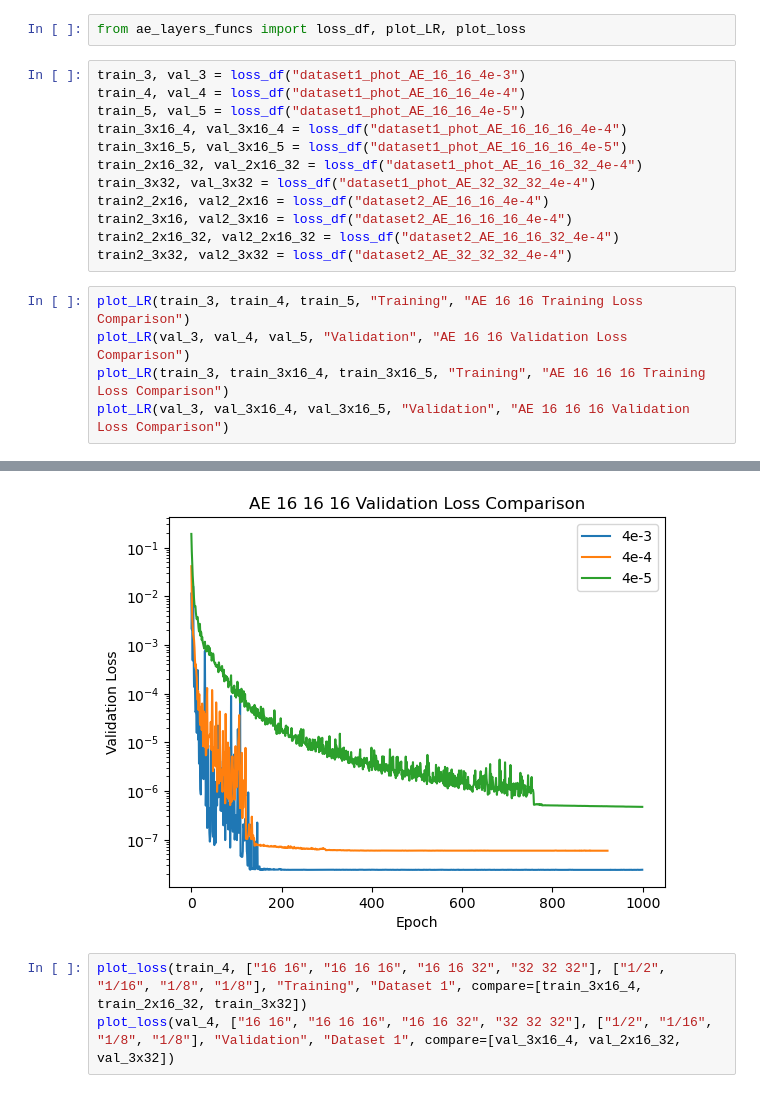
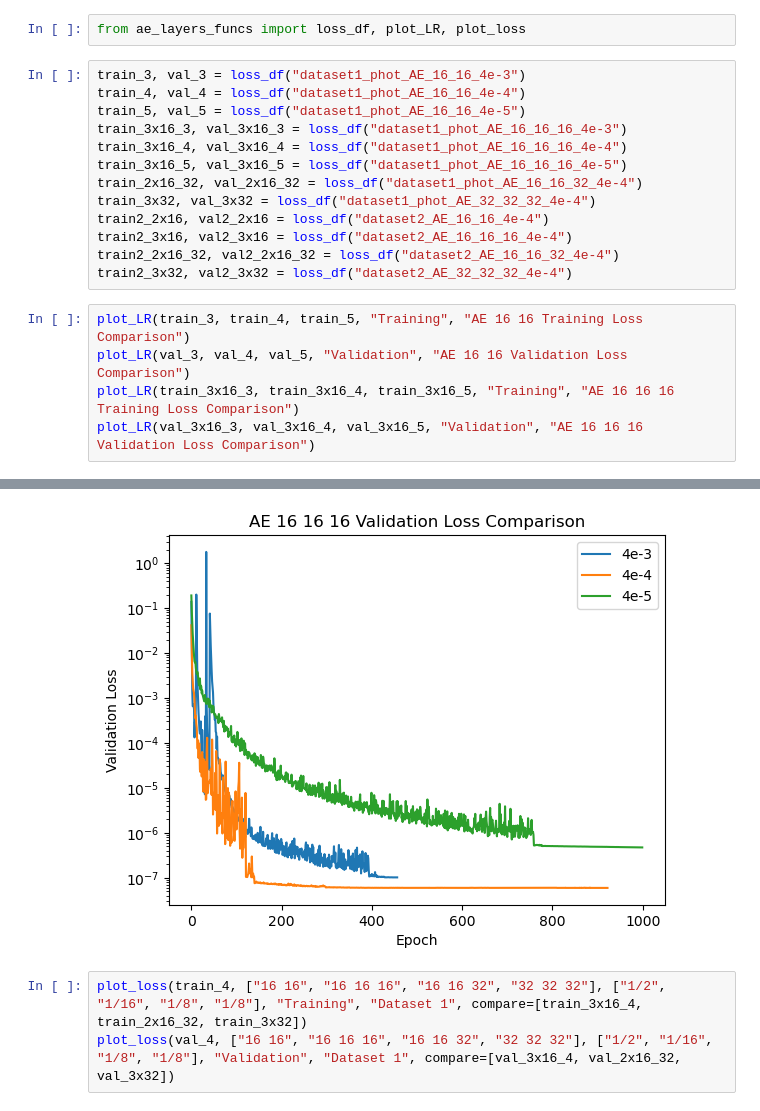
Before and after one commit to dsi-clinic/2023-Autumn-Clinic-Fermi-CaloDiffusionPaper, a Jupyter notebook: scripts/autoencoder/ae_hyper_explore/ae_layers.ipynb, the cells around one changed output, grey strips where cells are left out. Saved outputs shown, nothing was run; the diff lists cells and outputs as text.

Commit message:
Add more detail to docstring and update graphs

```diff
--- a/scripts/autoencoder/ae_hyper_explore/ae_layers.ipynb
+++ b/scripts/autoencoder/ae_hyper_explore/ae_layers.ipynb
@@ -4,6 +4,7 @@ from ae_layers_funcs import loss_df, plot_LR, plot_loss
 train_3, val_3 = loss_df("dataset1_phot_AE_16_16_4e-3")
 train_4, val_4 = loss_df("dataset1_phot_AE_16_16_4e-4")
 train_5, val_5 = loss_df("dataset1_phot_AE_16_16_4e-5")
+train_3x16_3, val_3x16_3 = loss_df("dataset1_phot_AE_16_16_16_4e-3")
 train_3x16_4, val_3x16_4 = loss_df("dataset1_phot_AE_16_16_16_4e-4")
 train_3x16_5, val_3x16_5 = loss_df("dataset1_phot_AE_16_16_16_4e-5")
 train_2x16_32, val_2x16_32 = loss_df("dataset1_phot_AE_16_16_32_4e-4")
@@ -15,8 +16,8 @@ train2_3x32, val2_3x32 = loss_df("dataset2_AE_32_32_32_4e-4")
 # %%
 plot_LR(train_3, train_4, train_5, "Training", "AE 16 16 Training Loss Comparison")
 plot_LR(val_3, val_4, val_5, "Validation", "AE 16 16 Validation Loss Comparison")
-plot_LR(train_3, train_3x16_4, train_3x16_5, "Training", "AE 16 16 16 Training Loss Comparison")
-plot_LR(val_3, val_3x16_4, val_3x16_5, "Validation", "AE 16 16 16 Validation Loss Comparison")
+plot_LR(train_3x16_3, train_3x16_4, train_3x16_5, "Training", "AE 16 16 16 Training Loss Comparison")
+plot_LR(val_3x16_3, val_3x16_4, val_3x16_5, "Validation", "AE 16 16 16 Validation Loss Comparison")
 # %% [output]
 [figure]
 [figure]
@@ -24,4 +25,4 @@ plot_LR(val_3, val_3x16_4, val_3x16_5, "Validation", "AE 16 16 16 Validation Los
-[figure, old version]
+[figure, new version]
 # %%
 plot_loss(train_4, ["16 16", "16 16 16", "16 16 32", "32 32 32"], ["1/2", "1/16", "1/8", "1/8"], "Training", "Dataset 1", compare=[train_3x16_4, train_2x16_32, train_3x32])
 plot_loss(val_4, ["16 16", "16 16 16", "16 16 32", "32 32 32"], ["1/2", "1/16", "1/8", "1/8"], "Validation", "Dataset 1", compare=[val_3x16_4, val_2x16_32, val_3x32])
```
Also changed, not shown: parts of 1 cell of this notebook, 1 other file.
